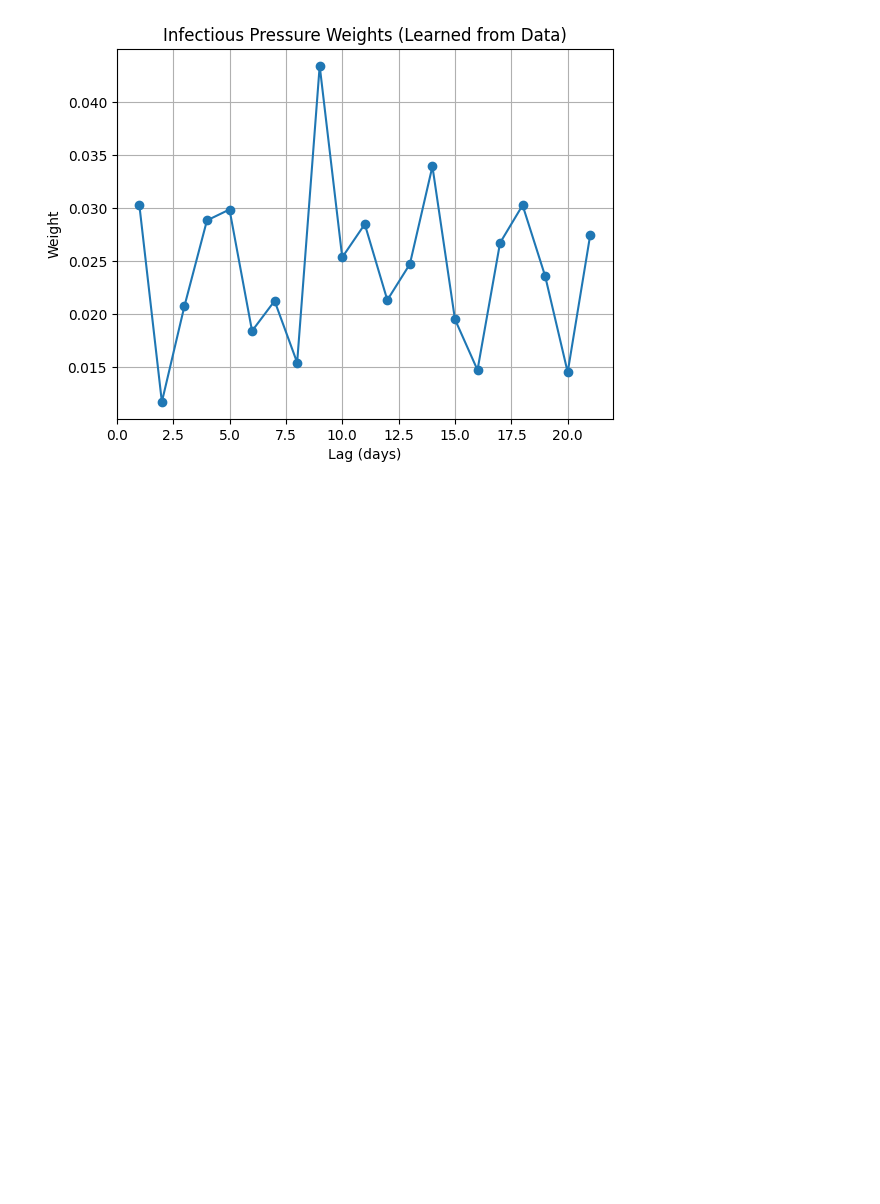
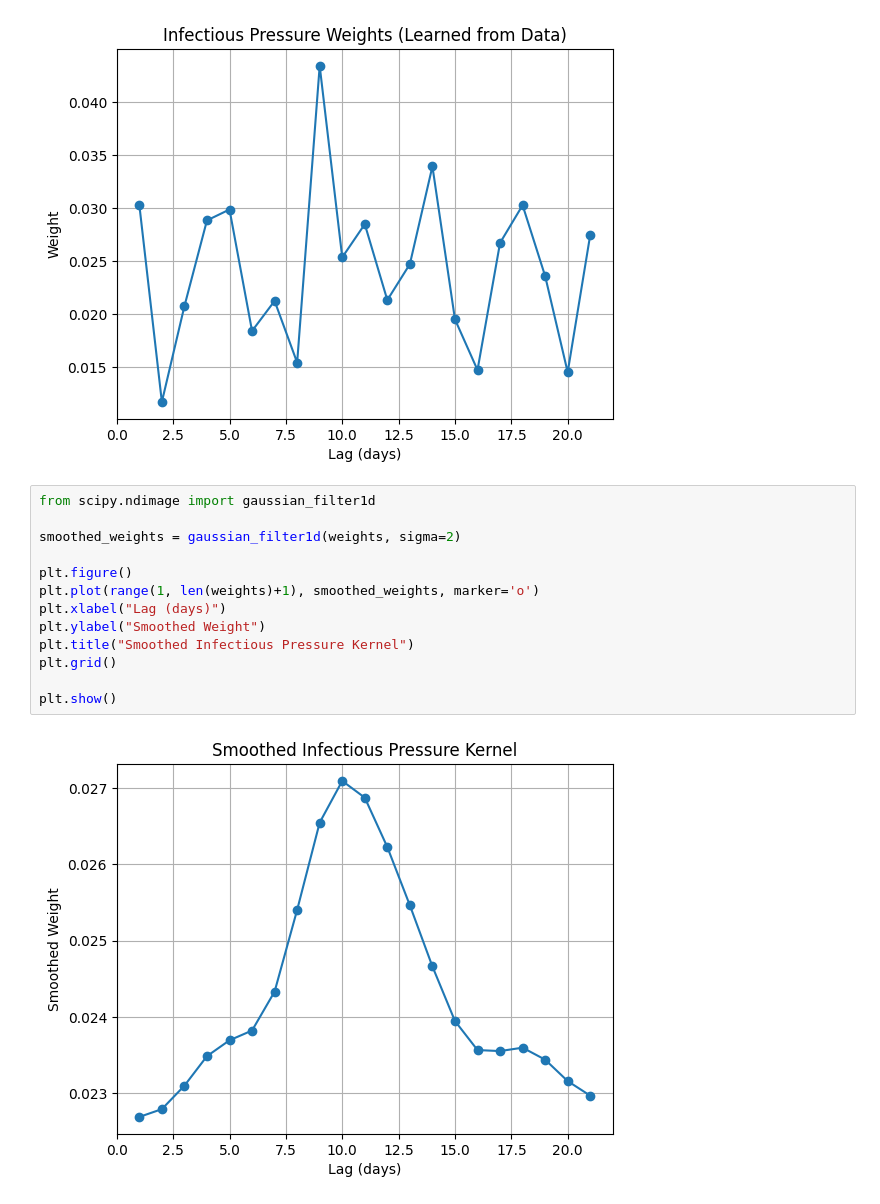
Before and after one commit to Nakib-Nasrullah/Dengue_Research, a Jupyter notebook: dengue_my_Data.ipynb, the cells around one changed output. Drawn from its saved outputs; the diff is of its cells as text; blank space fills up the shorter version.

```diff
--- a/dengue_my_Data.ipynb
+++ b/dengue_my_Data.ipynb
@@ -301,3 +301,18 @@ plt.grid()
 plt.show()
 # %% [output]
 [figure]
+# %%
+from scipy.ndimage import gaussian_filter1d
+
+smoothed_weights = gaussian_filter1d(weights, sigma=2)
+
+plt.figure()
+plt.plot(range(1, len(weights)+1), smoothed_weights, marker='o')
+plt.xlabel("Lag (days)")
+plt.ylabel("Smoothed Weight")
+plt.title("Smoothed Infectious Pressure Kernel")
+plt.grid()
+
+plt.show()
+# %% [output]
+[figure, added]
```
